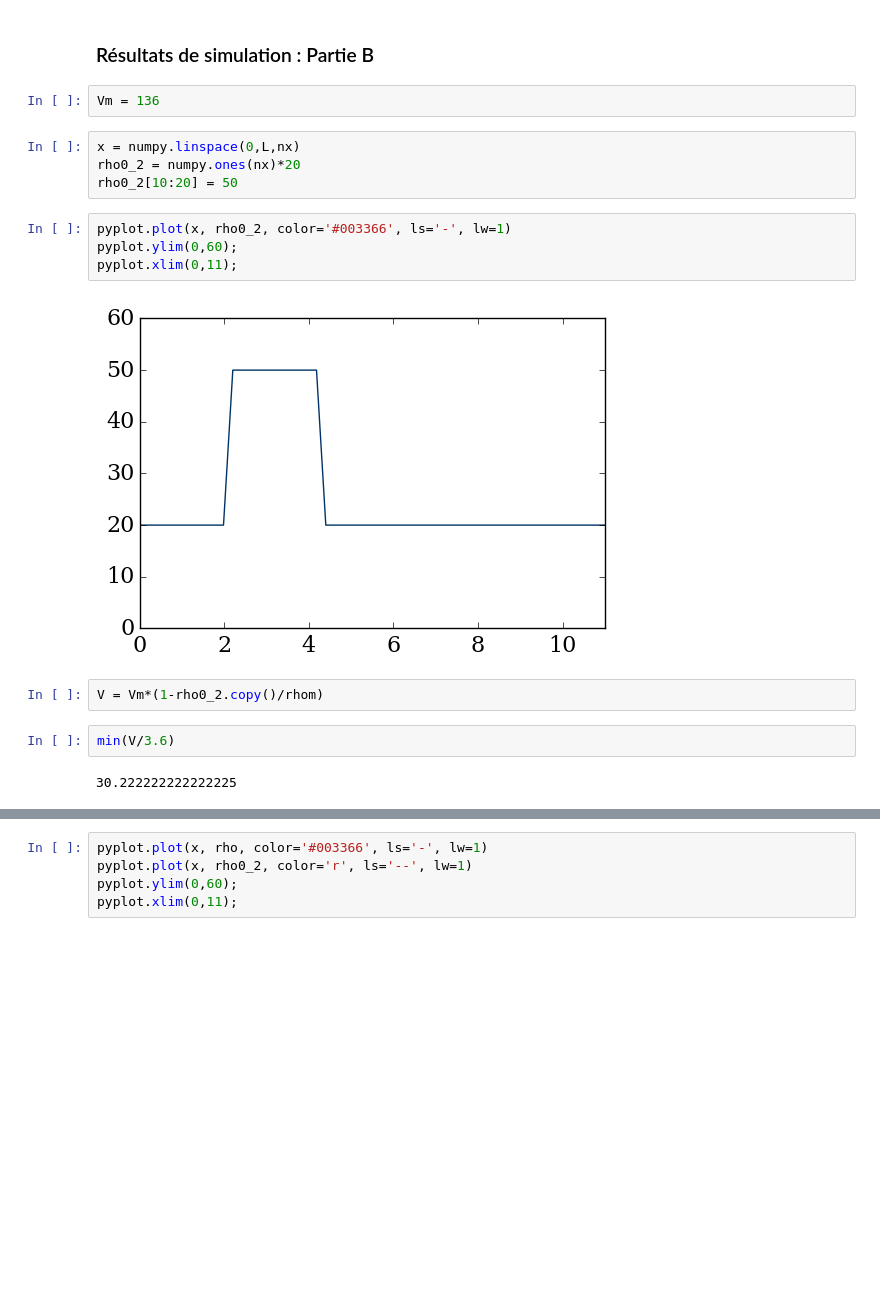
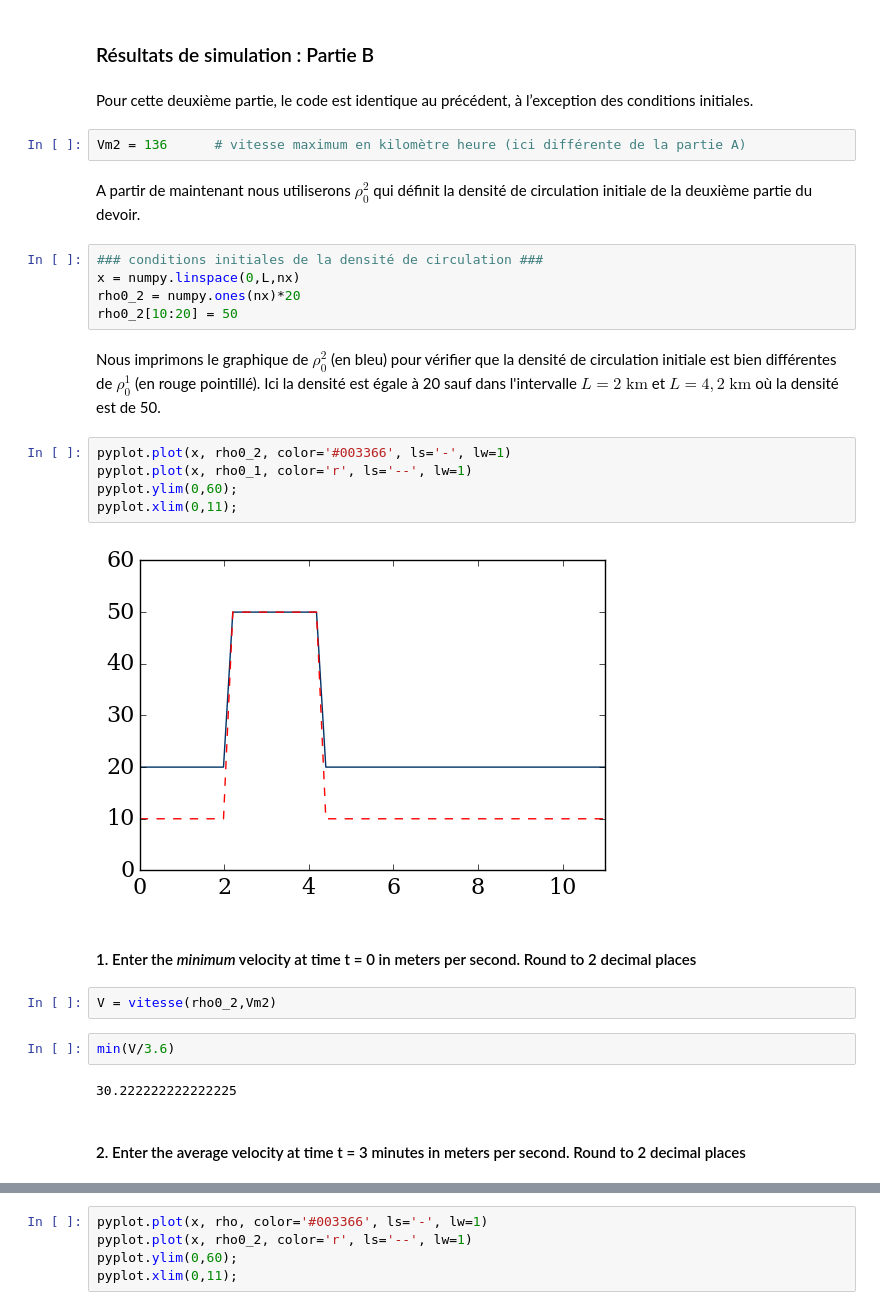
Before and after one commit to LusArt/Traffic_1, a Jupyter notebook: Traffic_1.ipynb, the cells around one changed output, grey strips where cells are left out. Saved outputs shown, nothing was run; the diff lists cells and outputs as text; blank space fills up the shorter version.

```diff
--- a/Traffic_1.ipynb
+++ b/Traffic_1.ipynb
@@ -122,21 +206,33 @@ min(V)/3.6
 18.784716870896442
 # %% [markdown]
 ### Résultats de simulation : Partie B
-# %%
-Vm = 136
+# %% [markdown]
+Pour cette deuxième partie, le code est identique au précédent, à l’exception des conditions initiales.
+# %%
+Vm2 = 136      # vitesse maximum en kilomètre heure (ici différente de la partie A)
+# %% [markdown]
+A partir de maintenant nous utiliserons $\rho_0^2$ qui définit la densité de circulation initiale de la deuxième partie du devoir.
 # %%
+### conditions initiales de la densité de circulation ###
 x = numpy.linspace(0,L,nx)
 rho0_2 = numpy.ones(nx)*20
 rho0_2[10:20] = 50
+# %% [markdown]
+Nous imprimons le graphique de $\rho_0^2$ (en bleu) pour vérifier que la densité de circulation initiale est bien différentes de $\rho_0^1$ (en rouge pointillé). Ici la densité est égale à 20 sauf dans l'intervalle $L=2\;\text{km}$ et $L=4,2\;\text{km}$ où la densité est de 50.
 # %%
 pyplot.plot(x, rho0_2, color='#003366', ls='-', lw=1)
+pyplot.plot(x, rho0_1, color='r', ls='--', lw=1)
 pyplot.ylim(0,60);
 pyplot.xlim(0,11);
 # %% [output]
-[figure, old version]
+[figure, new version]
-# %%
-V = Vm*(1-rho0_2.copy()/rhom)
+# %% [markdown]
+#### 1. Enter the *minimum* velocity at time t = 0 in meters per second. Round to 2 decimal places
+# %%
+V = vitesse(rho0_2,Vm2)
 # %%
 min(V/3.6)
 # %% [output]
 30.222222222222225
+# %% [markdown]
+#### 2. Enter the average velocity at time t = 3 minutes in meters per second. Round to 2 decimal places
```
Also changed, not shown: parts of 41 cells of this notebook.
